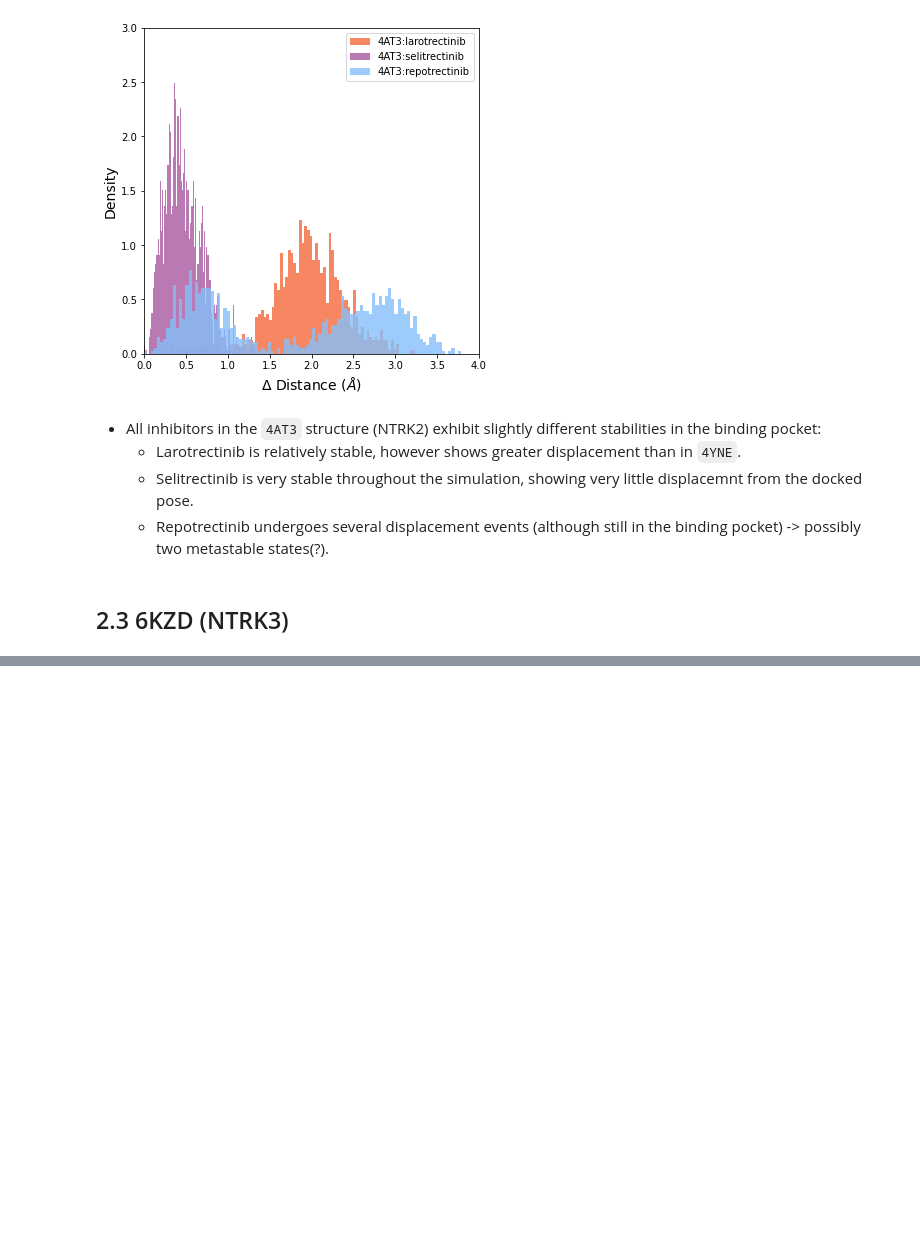
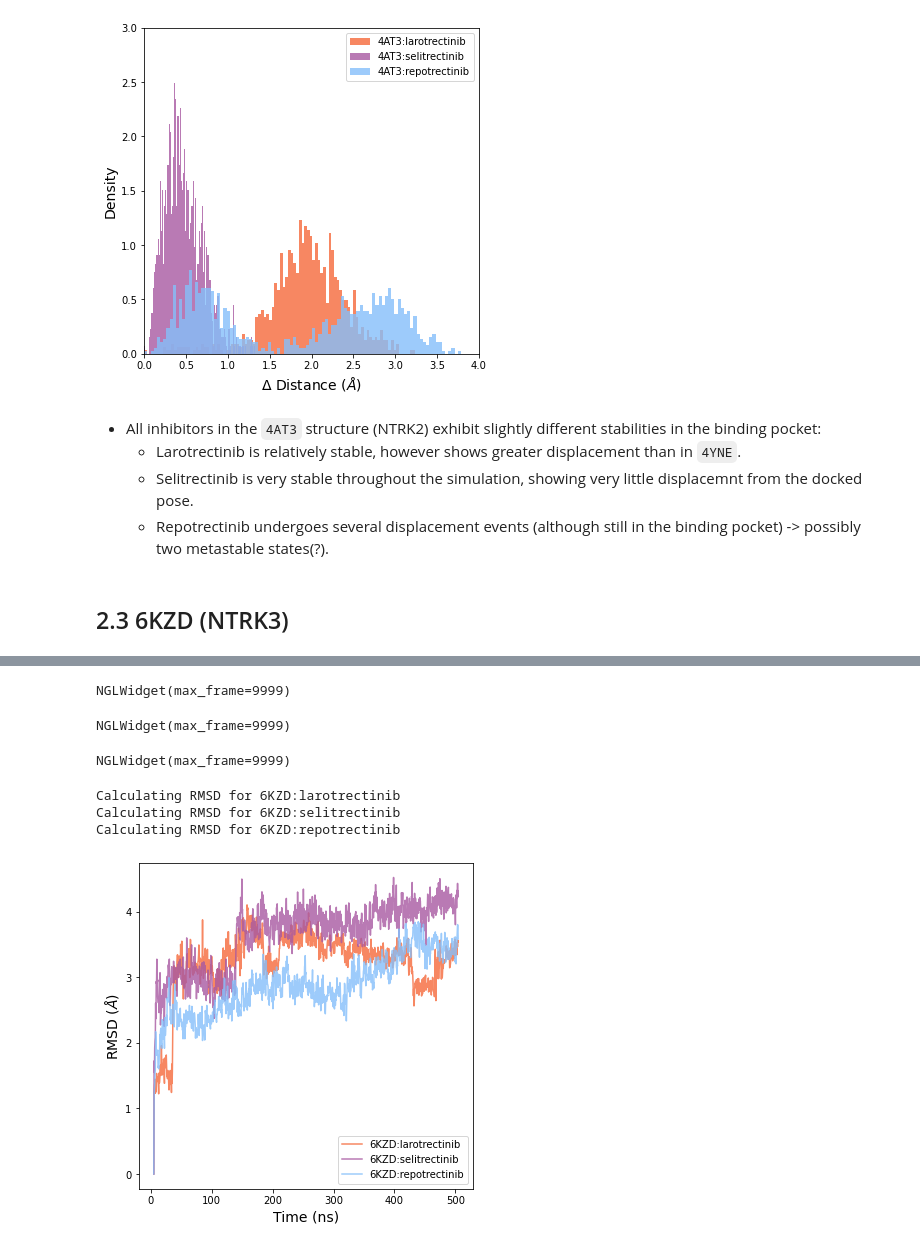
Before and after one commit to openkinome/study-ntrk-resistance, a Jupyter notebook: notebooks/md/md.ipynb, the cells around one changed output, grey strips where cells are left out. Cells and saved outputs as stored; diff of their text form; code cells hidden in the pictures; blank space fills up the shorter version.

```diff
--- a/notebooks/md/md.ipynb
+++ b/notebooks/md/md.ipynb
@@ -188,10 +187,8 @@ current system: repotrectinib
 # %% [markdown]
 ## 2.3 6KZD (NTRK3)
 # %%
-# FIXME: Need to centre both chains in 6KZD
+# Note: trajectories have not been uploaded to the repo due to their size
 
-# Note: if the trajectory is not available only load the .pdb files
-# trajectories have not been uploaded to the repo due to their size
 ntrk3_systems = {'larotrectinib': mda.Universe(
     "./data/md_equil/6KZD/output/larotrectinib/equilibrated_state_5ns.pdb",
     "./data/md_production_run/6KZD/output/larotrectinib/pr_output_traj.xtc"),
@@ -202,4 +199,4 @@ ntrk3_systems = {'larotrectinib': mda.Universe(
     "./data/md_equil/6KZD/output/repotrectinib/equilibrated_state_5ns.pdb",
     "./data/md_production_run/6KZD/output/repotrectinib/pr_output_traj.xtc")}
 
-ntrk3_systems_cent = centre_protein(ntrk3_systems, wrap=True)
+ntrk3_systems_cent = centre_protein_gh(ntrk3_systems)
@@ -208,3 +210,26 @@ view = nv.show_mdanalysis(ntrk3_systems_cent['larotrectinib'])
 view.center()
 # View with nglview
 view
+# %% [output]
+NGLWidget(max_frame=9999)
+# %%
+view = nv.show_mdanalysis(ntrk3_systems_cent['selitrectinib'])
+view.center()
+# View with nglview
+view
+# %% [output]
+NGLWidget(max_frame=9999)
+# %%
+view = nv.show_mdanalysis(ntrk3_systems_cent['repotrectinib'])
+view.center()
+# View with nglview
+view
+# %% [output]
+NGLWidget(max_frame=9999)
+# %%
+calc_rmsd('6KZD', ntrk3_systems_cent, skip=10)
+# %% [output]
+Calculating RMSD for 6KZD:larotrectinib
+Calculating RMSD for 6KZD:selitrectinib
+Calculating RMSD for 6KZD:repotrectinib
+[figure, added]
```
Also changed, not shown: parts of 5 cells of this notebook, 29 other files.
